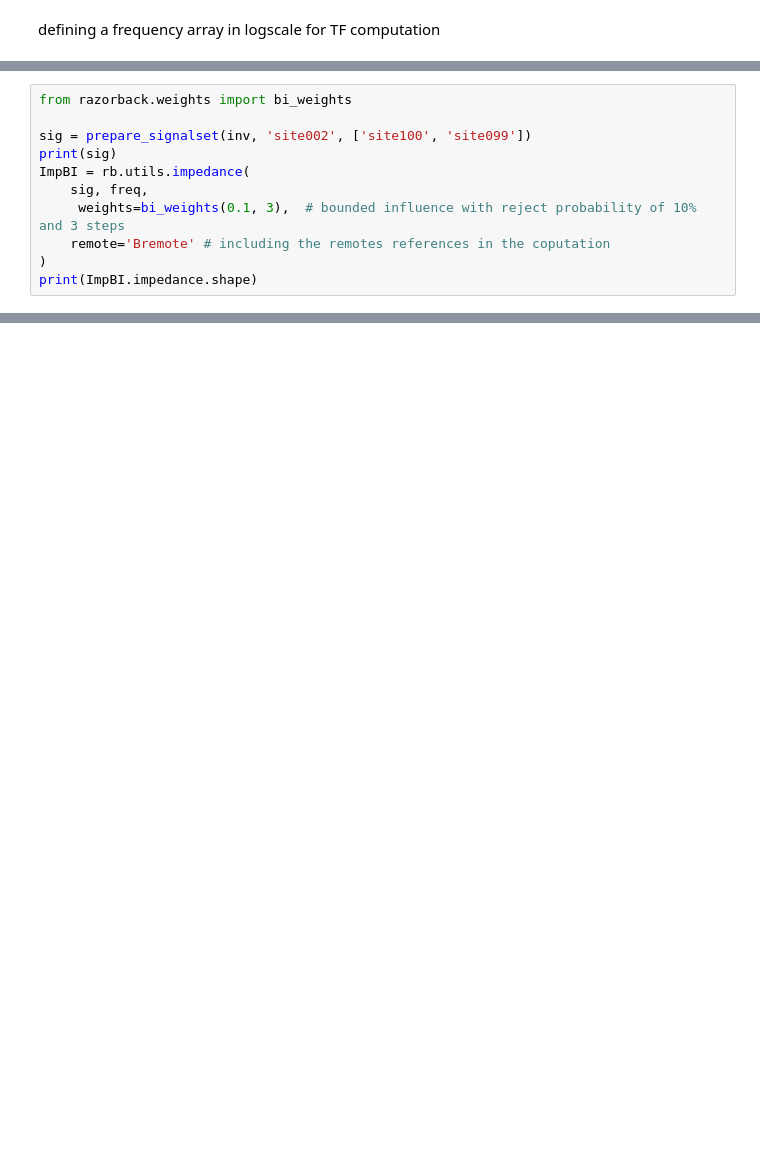
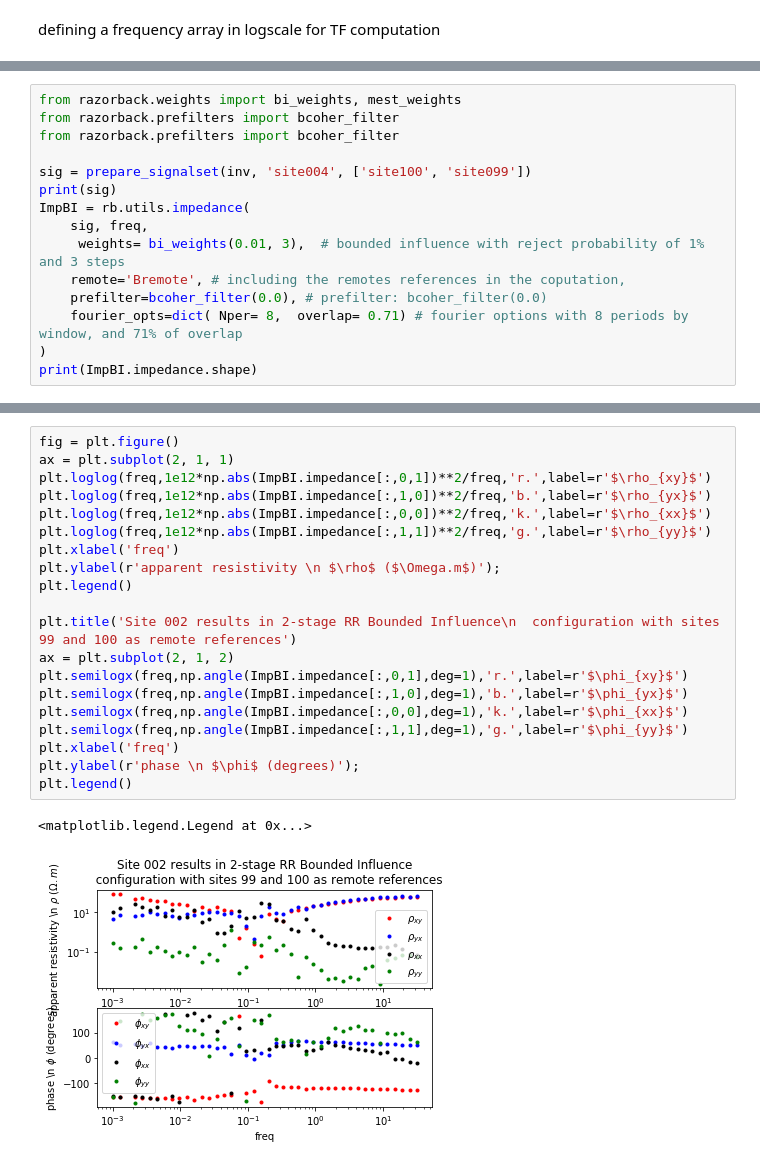
Before and after one commit to BRGM/razorback, a Jupyter notebook: docs/source/tutorials/survey-study.ipynb, the cells around one changed output, grey strips where cells are left out. Cells and saved outputs as stored; diff of their text form; blank space fills up the shorter version.

```diff
--- a/docs/source/tutorials/survey-study.ipynb
+++ b/docs/source/tutorials/survey-study.ipynb
@@ -186,12 +284,16 @@ plt.ylabel(r'apparent resistivity $\rho$ ($\Omega.m$)');
 # %%
-from razorback.weights import bi_weights
+from razorback.weights import bi_weights, mest_weights
+from razorback.prefilters import bcoher_filter
+from razorback.prefilters import bcoher_filter
 
-sig = prepare_signalset(inv, 'site002', ['site100', 'site099'])
+sig = prepare_signalset(inv, 'site004', ['site100', 'site099'])
 print(sig)
 ImpBI = rb.utils.impedance(
     sig, freq,
-     weights=bi_weights(0.1, 3),  # bounded influence with reject probability of 10% and 3 steps
-    remote='Bremote' # including the remotes references in the coputation
+     weights= bi_weights(0.01, 3),  # bounded influence with reject probability of 1% and 3 steps
+    remote='Bremote', # including the remotes references in the coputation,
+    prefilter=bcoher_filter(0.0), # prefilter: bcoher_filter(0.0)
+    fourier_opts=dict( Nper= 8,  overlap= 0.71) # fourier options with 8 periods by window, and 71% of overlap
 )
 print(ImpBI.impedance.shape)
 # %% [output]
@@ -242,0 +317,23 @@ failed to converge (maxit=100). while processing step 3 (weighting=1).
+# %%
+fig = plt.figure()
+ax = plt.subplot(2, 1, 1)
+plt.loglog(freq,1e12*np.abs(ImpBI.impedance[:,0,1])**2/freq,'r.',label=r'$\rho_{xy}$')
+plt.loglog(freq,1e12*np.abs(ImpBI.impedance[:,1,0])**2/freq,'b.',label=r'$\rho_{yx}$')
+plt.loglog(freq,1e12*np.abs(ImpBI.impedance[:,0,0])**2/freq,'k.',label=r'$\rho_{xx}$')
+plt.loglog(freq,1e12*np.abs(ImpBI.impedance[:,1,1])**2/freq,'g.',label=r'$\rho_{yy}$')
+plt.xlabel('freq')
+plt.ylabel(r'apparent resistivity \n $\rho$ ($\Omega.m$)');
+plt.legend()
+
+plt.title('Site 002 results in 2-stage RR Bounded Influence\n  configuration with sites 99 and 100 as remote references')
+ax = plt.subplot(2, 1, 2)
+plt.semilogx(freq,np.angle(ImpBI.impedance[:,0,1],deg=1),'r.',label=r'$\phi_{xy}$')
+plt.semilogx(freq,np.angle(ImpBI.impedance[:,1,0],deg=1),'b.',label=r'$\phi_{yx}$')
+plt.semilogx(freq,np.angle(ImpBI.impedance[:,0,0],deg=1),'k.',label=r'$\phi_{xx}$')
+plt.semilogx(freq,np.angle(ImpBI.impedance[:,1,1],deg=1),'g.',label=r'$\phi_{yy}$')
+plt.xlabel('freq')
+plt.ylabel(r'phase \n $\phi$ (degrees)');
+plt.legend()
+# %% [output]
+<matplotlib.legend.Legend at 0x...>
+[figure, added]
```
Also changed, not shown: parts of 30 cells of this notebook, 2 other files.
